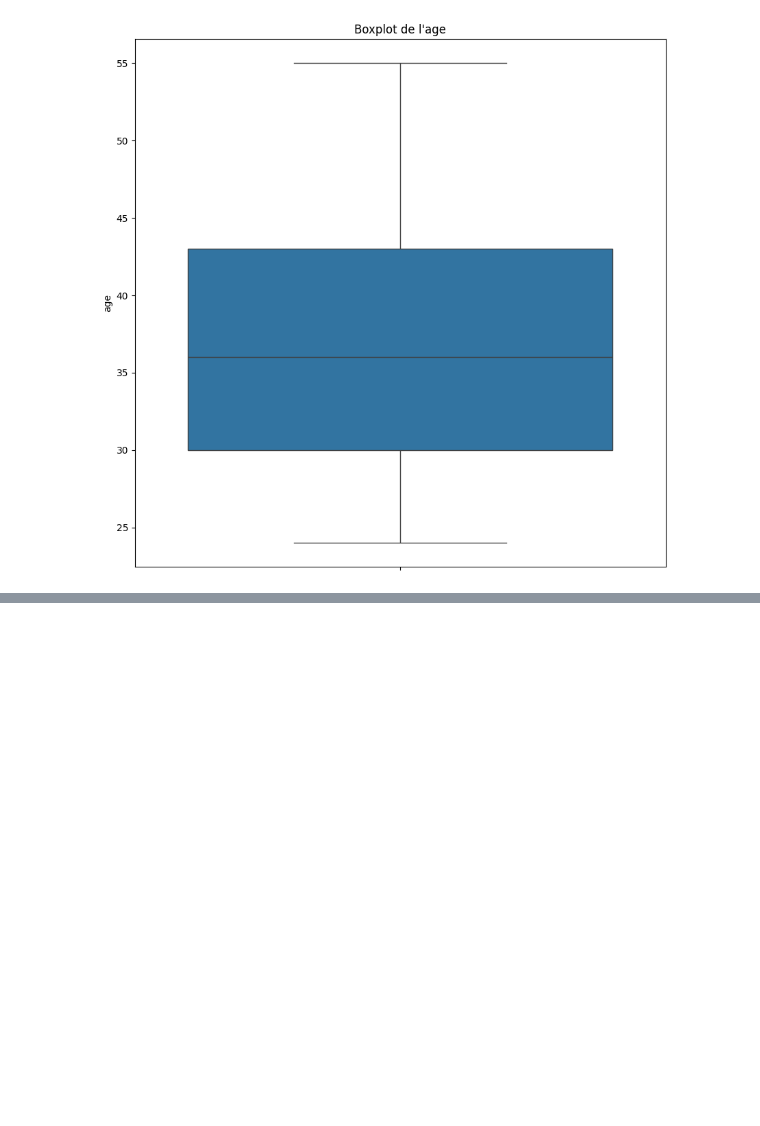
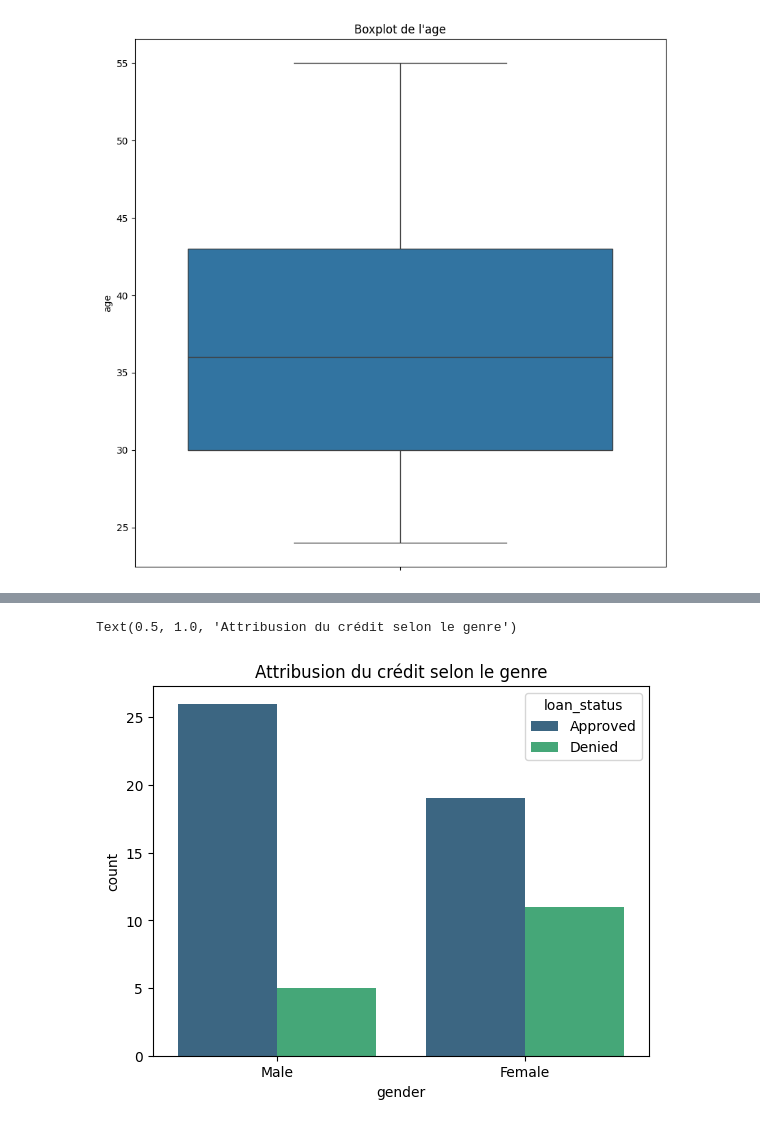
Before and after one commit to khelifaYacine/-classification-des-pr-ts-simples, a Jupyter notebook: Classification_des_prets_simple-1.ipynb, the cells around one changed output, grey strips where cells are left out. Saved outputs shown, nothing was run; the diff lists cells and outputs as text; code cells hidden in the pictures; blank space fills up the shorter version.

Commit message:
Attribution selon le genre

```diff
--- a/Classification_des_prets_simple-1.ipynb
+++ b/Classification_des_prets_simple-1.ipynb
@@ -133,0 +147,6 @@ sns.boxplot(df["age"]);
+# %%
+sns.countplot(data= df, x= "gender", hue= "loan_status", palette= "viridis" );
+plt.title ("Attribusion du crédit selon le genre")
+# %% [output]
+Text(0.5, 1.0, 'Attribusion du crédit selon le genre')
+[figure, added]
```
Also changed, not shown: parts of 2 cells of this notebook.
